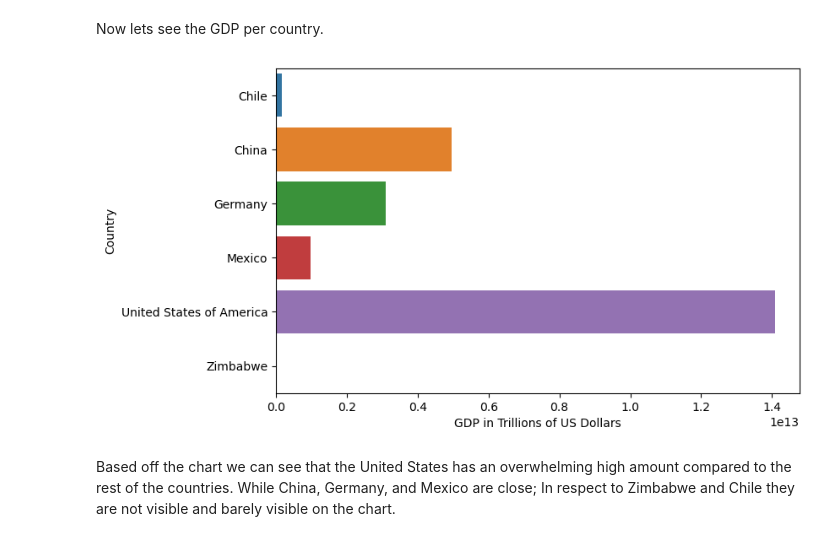
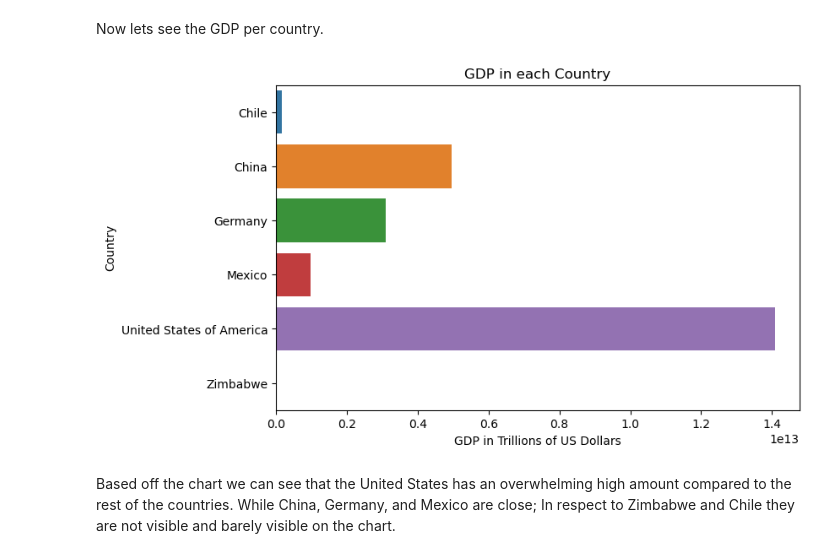
Before and after one commit to nlicari1/Portfolio-Projects, a Jupyter notebook: GDP_life_expectancy/life_expectancy_gdp.ipynb, the cells around one changed output. Drawn from its saved outputs; the diff is of its cells as text; code cells hidden in the pictures.

```diff
--- a/GDP_life_expectancy/life_expectancy_gdp.ipynb
+++ b/GDP_life_expectancy/life_expectancy_gdp.ipynb
@@ -80,10 +81,11 @@ Now lets see the GDP per country.
 # %%
 plt.figure(figsize=(8,5))
 sns.barplot(x='GDP', y='Country', data=df_mean)
 plt.xlabel('GDP in Trillions of US Dollars')
+plt.title('GDP in each Country')
 plt.show()
 # %% [output]
-[figure, old version]
+[figure, new version]
 # %% [markdown]
 Based off the chart we can see that the United States has an overwhelming high amount compared to the rest of the countries. While China, Germany, and Mexico are close; In respect to Zimbabwe and Chile they are not visible and barely visible on the chart.
 # %% [markdown]
```
Also changed, not shown: parts of 1 cell of this notebook.
